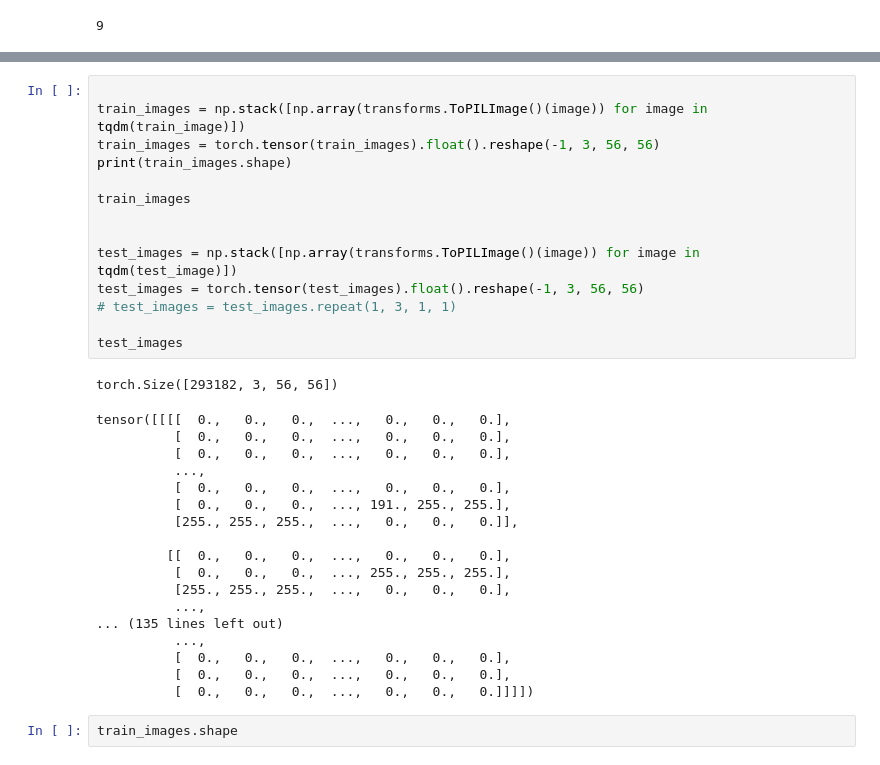
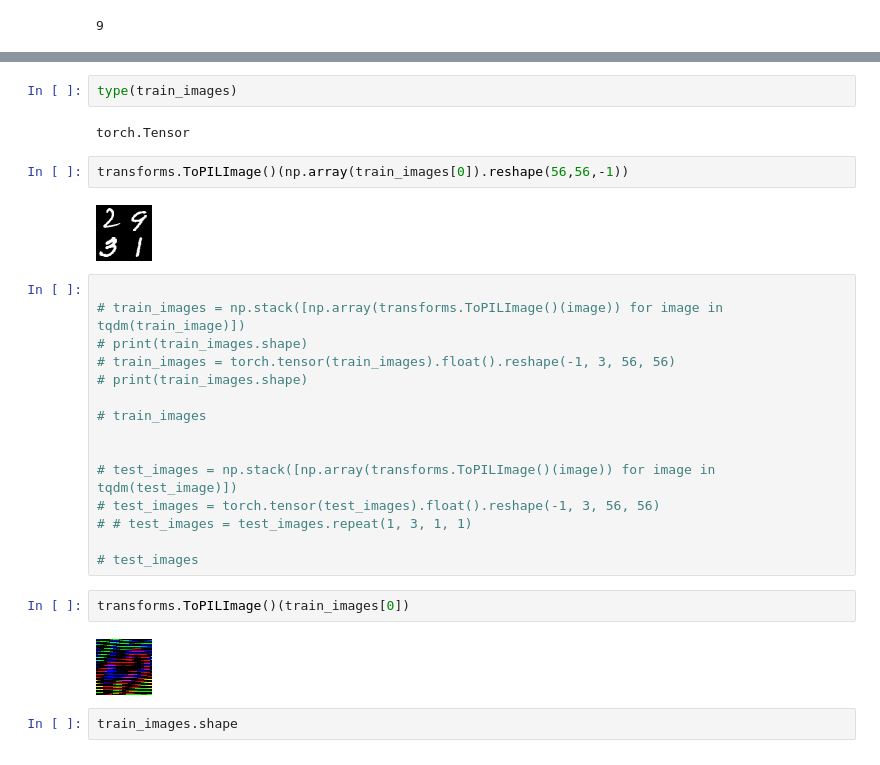
Before and after one commit to MaheepChaudhary/pyvene-maheep, a Jupyter notebook: pvr-mnist copy.ipynb, the cells around one changed output, grey strips where cells are left out. Saved outputs shown, nothing was run; the diff lists cells and outputs as text.

```diff
--- a/pvr-mnist copy.ipynb
+++ b/pvr-mnist copy.ipynb
@@ -79,36 +99,30 @@ train_updated_labels[0]
+# %%
+type(train_images)
+# %% [output]
+torch.Tensor
+# %%
+transforms.ToPILImage()(np.array(train_images[0]).reshape(56,56,-1))
+# %% [output]
+[figure, added]
 # %%
 
-train_images = np.stack([np.array(transforms.ToPILImage()(image)) for image in tqdm(train_image)])
-train_images = torch.tensor(train_images).float().reshape(-1, 3, 56, 56)
-print(train_images.shape)
+# train_images = np.stack([np.array(transforms.ToPILImage()(image)) for image in tqdm(train_image)])
+# print(train_images.shape)
+# train_images = torch.tensor(train_images).float().reshape(-1, 3, 56, 56)
+# print(train_images.shape)
 
-train_images
+# train_images
 
 
-test_images = np.stack([np.array(transforms.ToPILImage()(image)) for image in tqdm(test_image)])
-test_images = torch.tensor(test_images).float().reshape(-1, 3, 56, 56)
-# test_images = test_images.repeat(1, 3, 1, 1)
+# test_images = np.stack([np.array(transforms.ToPILImage()(image)) for image in tqdm(test_image)])
+# test_images = torch.tensor(test_images).float().reshape(-1, 3, 56, 56)
+# # test_images = test_images.repeat(1, 3, 1, 1)
 
-test_images
+# test_images
-# %% [output]
-torch.Size([293182, 3, 56, 56])
-tensor([[[[  0.,   0.,   0.,  ...,   0.,   0.,   0.],
-          [  0.,   0.,   0.,  ...,   0.,   0.,   0.],
-          [  0.,   0.,   0.,  ...,   0.,   0.,   0.],
-          ...,
-          [  0.,   0.,   0.,  ...,   0.,   0.,   0.],
-          [  0.,   0.,   0.,  ..., 191., 255., 255.],
-          [255., 255., 255.,  ...,   0.,   0.,   0.]],
-
-         [[  0.,   0.,   0.,  ...,   0.,   0.,   0.],
-          [  0.,   0.,   0.,  ..., 255., 255., 255.],
-          [255., 255., 255.,  ...,   0.,   0.,   0.],
-          ...,
-... (135 lines left out)
-          ...,
-          [  0.,   0.,   0.,  ...,   0.,   0.,   0.],
-          [  0.,   0.,   0.,  ...,   0.,   0.,   0.],
-          [  0.,   0.,   0.,  ...,   0.,   0.,   0.]]]])
+# %%
+transforms.ToPILImage()(train_images[0])
+# %% [output]
+[figure, added]
 # %%
 train_images.shape
 # %% [output]
```
Also changed, not shown: parts of 34 cells of this notebook, 4 other files.
